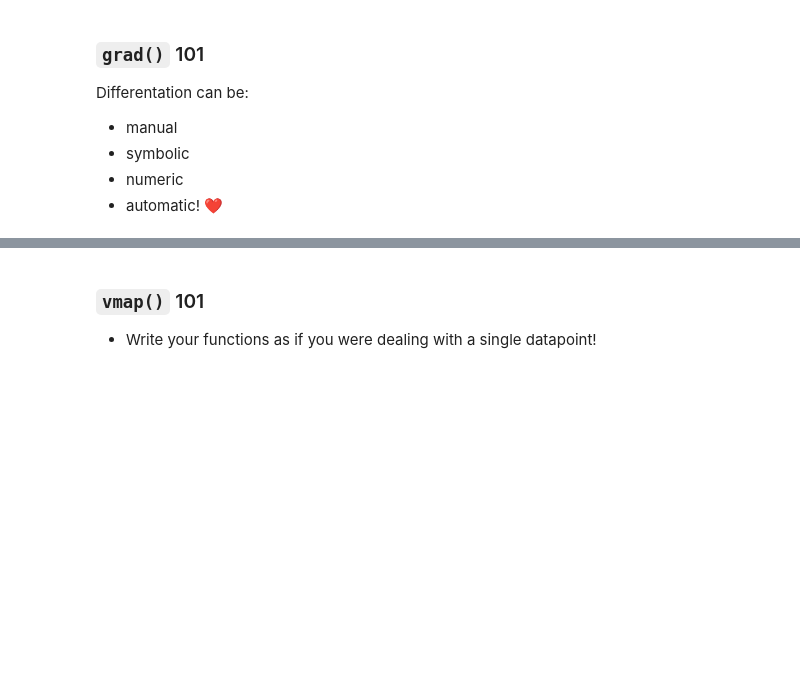
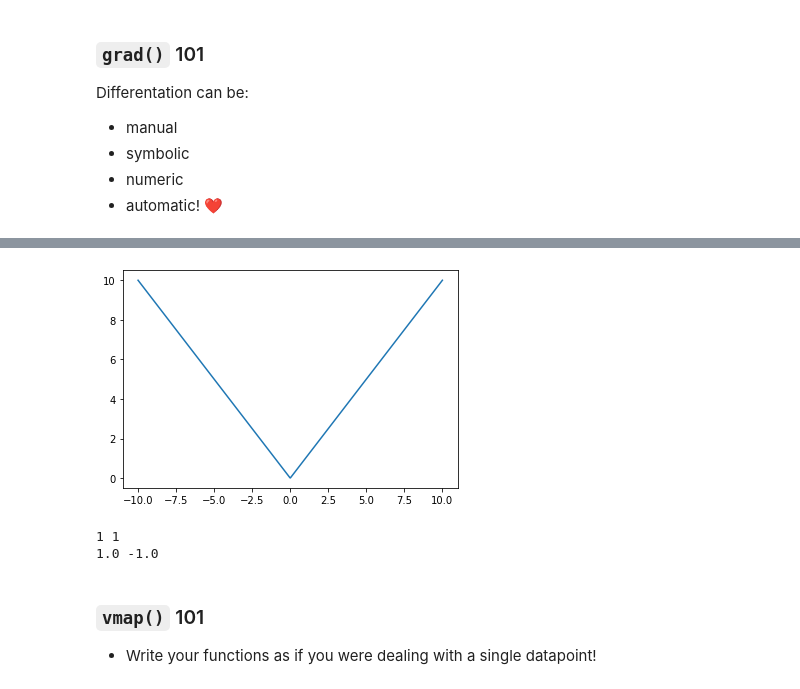
Before and after one commit to gordicaleksa/get-started-with-JAX, a Jupyter notebook: Tutorial_1_JAX_basics.ipynb, the cells around one changed output, grey strips where cells are left out. Cells and saved outputs as stored; diff of their text form; code cells hidden in the pictures; blank space fills up the shorter version.

```diff
--- a/jax_tutorial_1.ipynb
+++ b/Tutorial_1_JAX_basics.ipynb
@@ -214,3 +206,16 @@ Full Hessian = ((DeviceArray(2., dtype=float32), DeviceArray(0., dtype=float32))
+# %%
+# Edge case |x|, how does JAX handle it?
+
+f = lambda x: abs(x)
+visualize_fn(f)
+
+print(f(-1), f(1))
+dfdx = grad(f)
+print(dfdx(0.), dfdx(-1.))
+# %% [output]
+[figure, added]
+1 1
+1.0 -1.0
 # %% [markdown]
 ### `vmap()` 101
 
```
Also changed, not shown: parts of 43 cells of this notebook.
